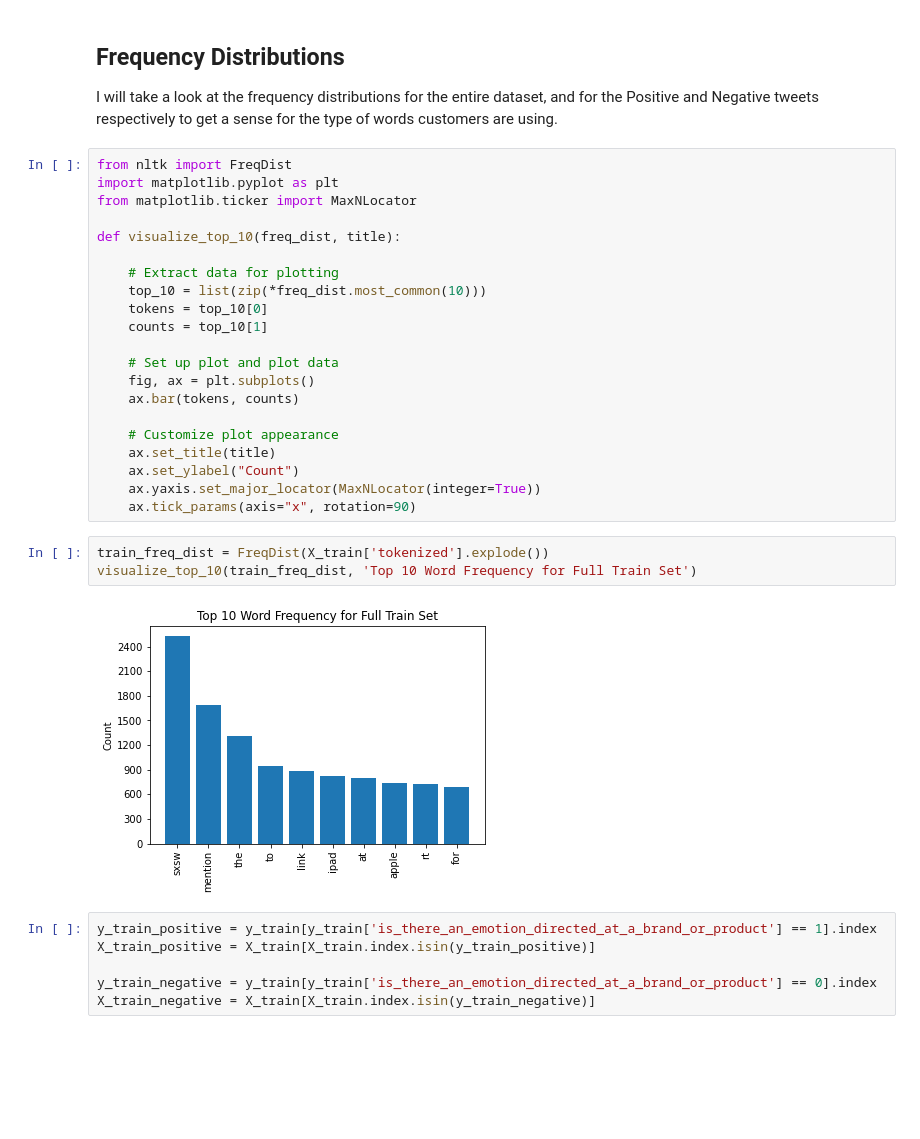
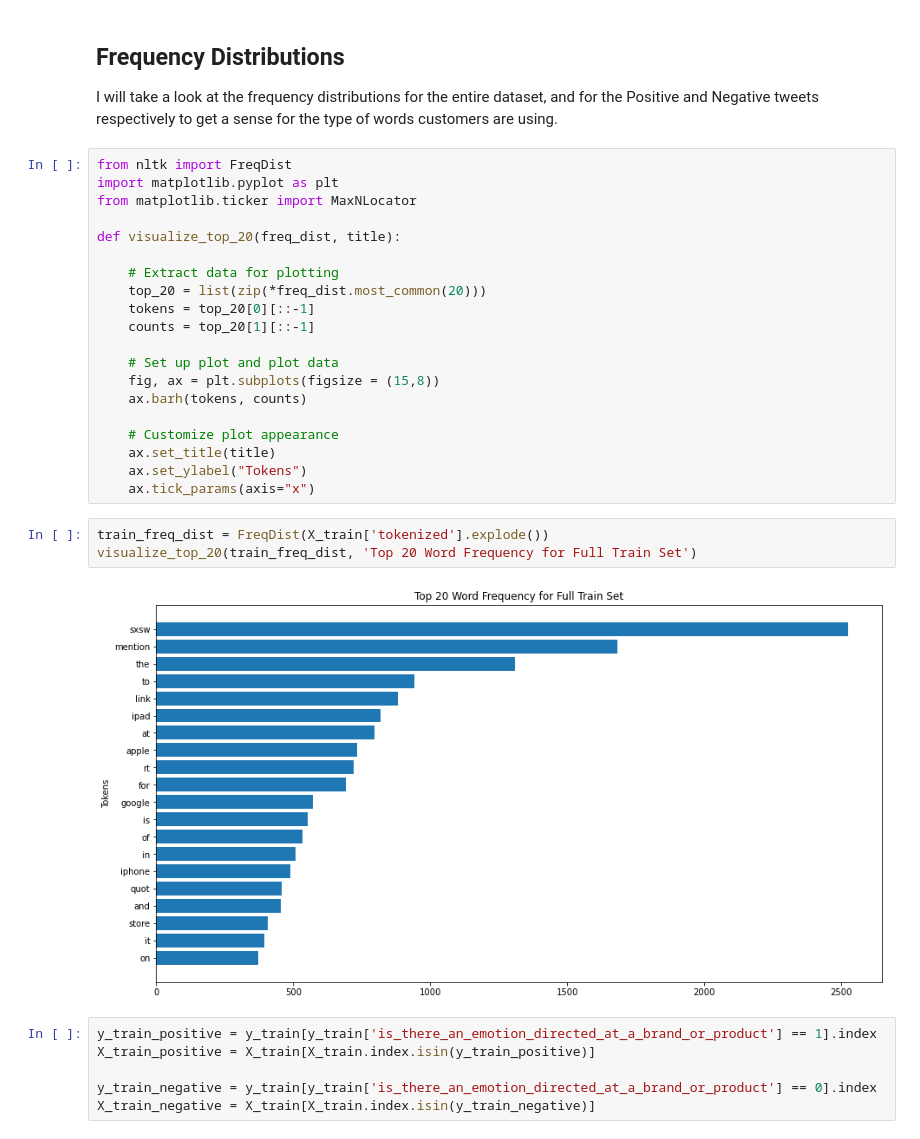
Before and after one commit to mitchellren123/Twitter-NLP-Sentiment, a Jupyter notebook: Twitter-NLP.ipynb, the cells around one changed output. Drawn from its saved outputs; the diff is of its cells as text; blank space fills up the shorter version.

```diff
--- a/Twitter-NLP.ipynb
+++ b/Twitter-NLP.ipynb
@@ -211,27 +211,26 @@ from nltk import FreqDist
 import matplotlib.pyplot as plt
 from matplotlib.ticker import MaxNLocator
 
-def visualize_top_10(freq_dist, title):
+def visualize_top_20(freq_dist, title):
 
     # Extract data for plotting
-    top_10 = list(zip(*freq_dist.most_common(10)))
-    tokens = top_10[0]
-    counts = top_10[1]
+    top_20 = list(zip(*freq_dist.most_common(20)))
+    tokens = top_20[0][::-1]
+    counts = top_20[1][::-1]
 
     # Set up plot and plot data
-    fig, ax = plt.subplots()
-    ax.bar(tokens, counts)
+    fig, ax = plt.subplots(figsize = (15,8))
+    ax.barh(tokens, counts)
 
     # Customize plot appearance
     ax.set_title(title)
-    ax.set_ylabel("Count")
-    ax.yaxis.set_major_locator(MaxNLocator(integer=True))
-    ax.tick_params(axis="x", rotation=90)
+    ax.set_ylabel("Tokens")
+    ax.tick_params(axis="x")
 # %%
 train_freq_dist = FreqDist(X_train['tokenized'].explode())
-visualize_top_10(train_freq_dist, 'Top 10 Word Frequency for Full Train Set')
+visualize_top_20(train_freq_dist, 'Top 20 Word Frequency for Full Train Set')
 # %% [output]
-[figure, old version]
+[figure, new version]
 # %%
 y_train_positive = y_train[y_train['is_there_an_emotion_directed_at_a_brand_or_product'] == 1].index
 X_train_positive = X_train[X_train.index.isin(y_train_positive)]
```
Also changed, not shown: parts of 41 cells of this notebook.
